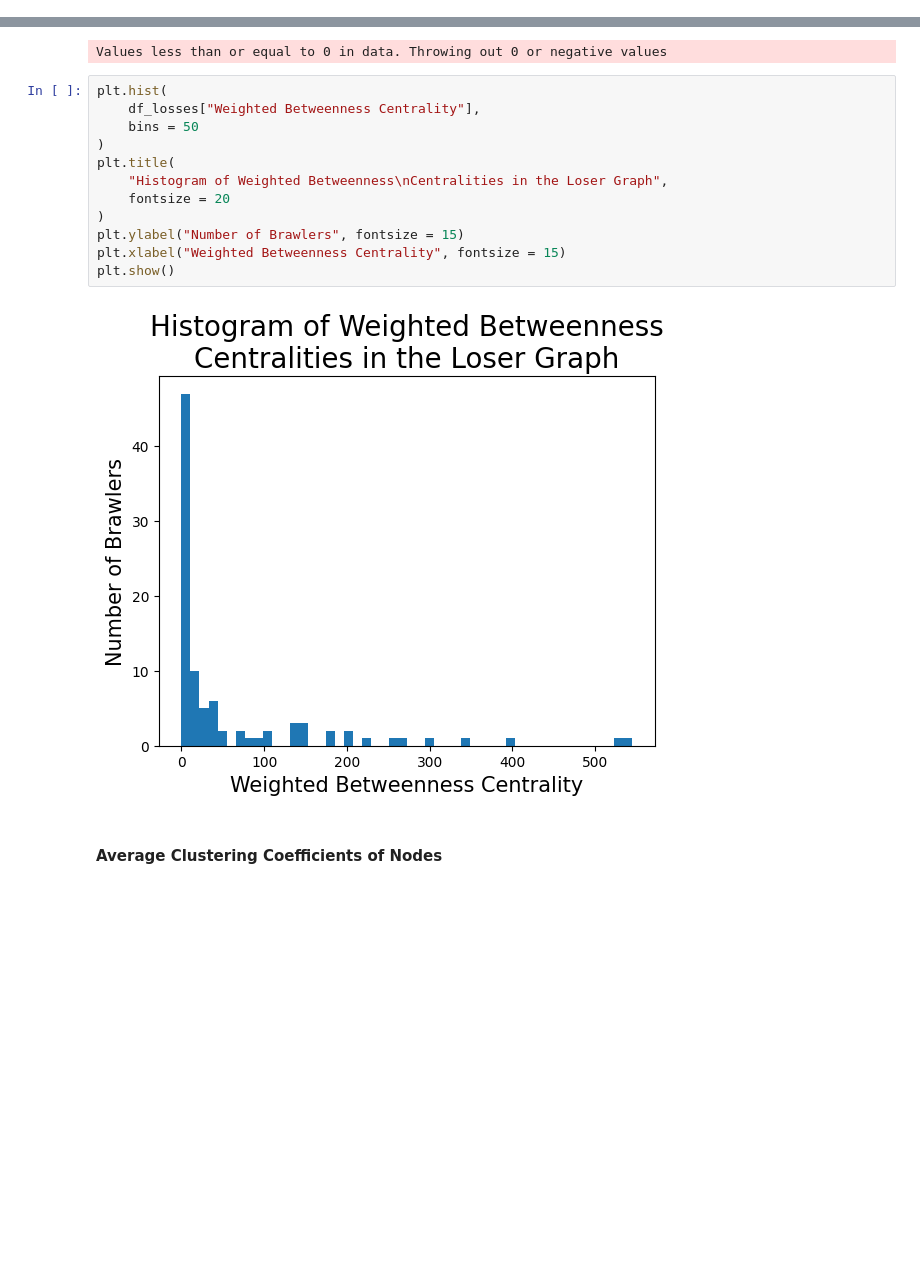
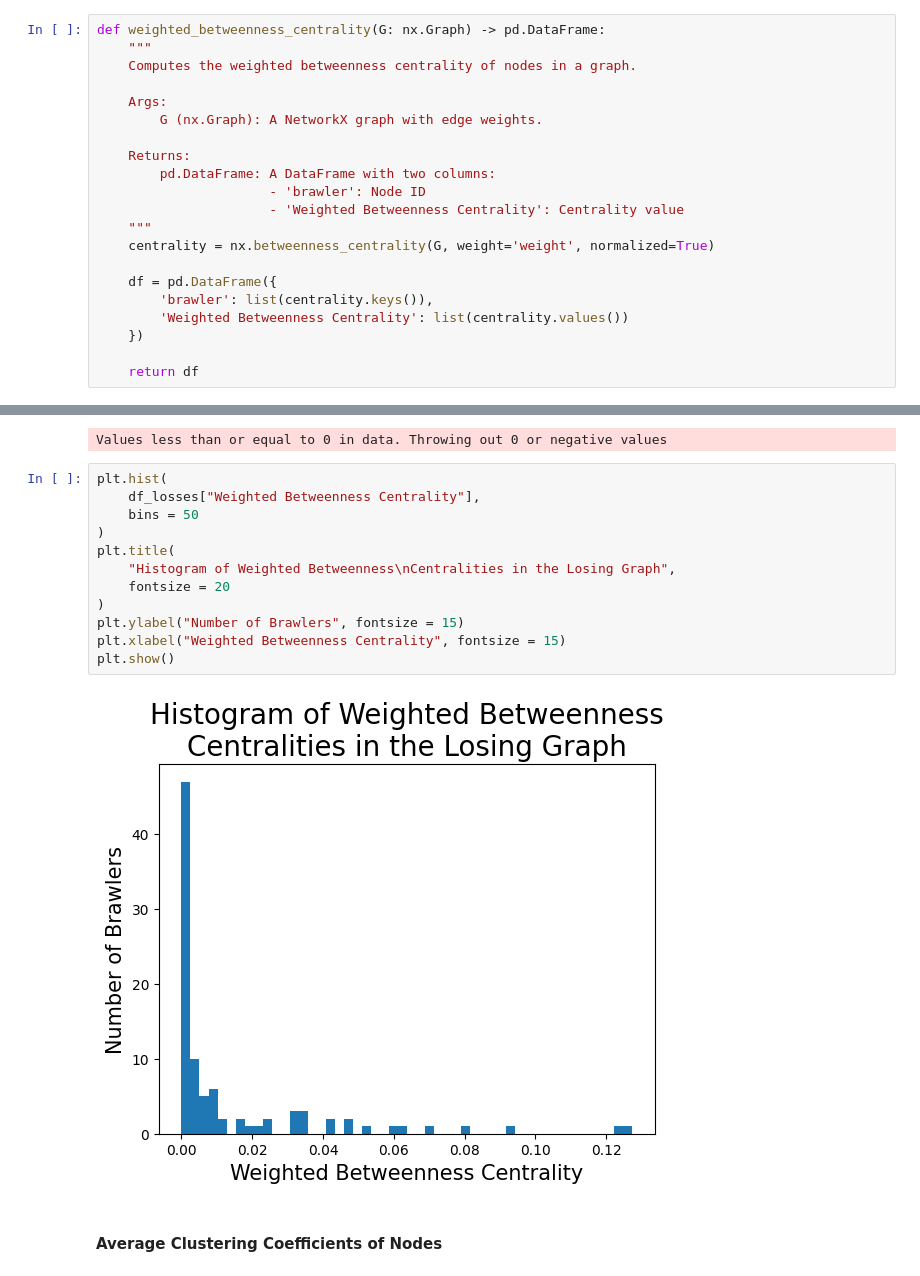
Before and after one commit to MaNIKa-Learning-Team/brawl-stars-network, a Jupyter notebook: notebooks/Analyzing Network.ipynb, the cells around one changed output, grey strips where cells are left out. Saved outputs shown, nothing was run; the diff lists cells and outputs as text; blank space fills up the shorter version.

```diff
--- a/notebooks/Analyzing Network.ipynb
+++ b/notebooks/Analyzing Network.ipynb
@@ -30,6 +30,27 @@ df_brawlers.head()
 ## Utility Functions
 # %% [markdown]
 ### Computing Weighted Betweenness Centrality
+# %%
+def weighted_betweenness_centrality(G: nx.Graph) -> pd.DataFrame:
+    """
+    Computes the weighted betweenness centrality of nodes in a graph.
+
+    Args:
+        G (nx.Graph): A NetworkX graph with edge weights.
+
+    Returns:
+        pd.DataFrame: A DataFrame with two columns:
+                      - 'brawler': Node ID
+                      - 'Weighted Betweenness Centrality': Centrality value
+    """
+    centrality = nx.betweenness_centrality(G, weight='weight', normalized=True)
+
+    df = pd.DataFrame({
+        'brawler': list(centrality.keys()),
+        'Weighted Betweenness Centrality': list(centrality.values())
+    })
+
+    return df
 # %% [markdown]
 ### Attacking Node
 # %%
@@ -369,17 +390,17 @@ Values less than or equal to 0 in data. Throwing out 0 or negative values
 # %%
 plt.hist(
     df_losses["Weighted Betweenness Centrality"],
     bins = 50
 )
 plt.title(
-    "Histogram of Weighted Betweenness\nCentralities in the Loser Graph",
+    "Histogram of Weighted Betweenness\nCentralities in the Losing Graph",
     fontsize = 20
 )
 plt.ylabel("Number of Brawlers", fontsize = 15)
 plt.xlabel("Weighted Betweenness Centrality", fontsize = 15)
 plt.show()
 # %% [output]
-[figure, old version]
+[figure, new version]
 # %% [markdown]
 #### Average Clustering Coefficients of Nodes
 # %%
```
Also changed, not shown: parts of 16 cells of this notebook, 4 other files.
